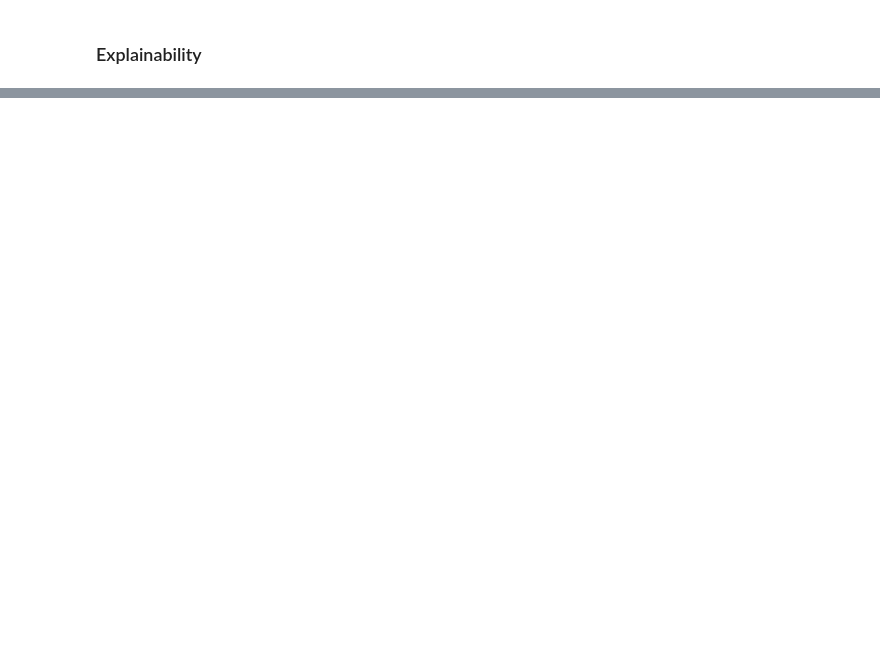
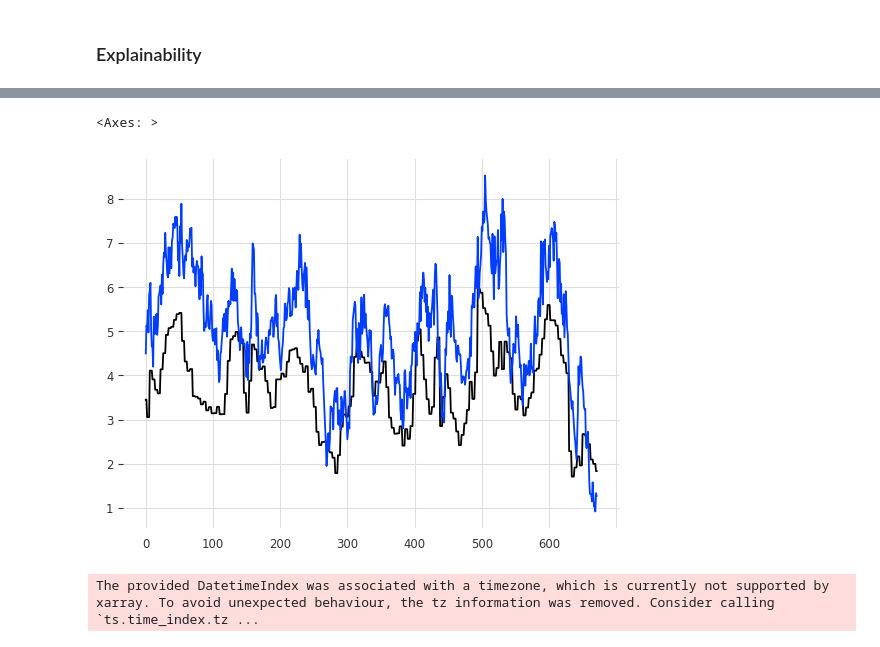
Before and after one commit to erewl/short-term-load-forecasting-with-domain-knowledge, a Jupyter notebook: notebooks/tft_example.ipynb, the cells around one changed output, grey strips where cells are left out. Cells and saved outputs as stored; diff of their text form; code cells hidden in the pictures; blank space fills up the shorter version.

```diff
--- a/notebooks/tft_example.ipynb
+++ b/notebooks/tft_example.ipynb
@@ -595,0 +743,7 @@ HPU available: False, using: 0 HPUs
+# %%
+from os import listdir
+from os.path import isfile, join
+batch_path = '../debug'
+onlyfiles = [f for f in listdir(batch_path) if isfile(join(batch_path, f)) and "encode" in f]
+onlyfiles.sort()
+list(enumerate(onlyfiles))
@@ -595,0 +770,3 @@ HPU available: False, using: 0 HPUs
+# %%
+dfs = [pd.read_csv(f'{batch_path}/{f}') for f in onlyfiles]
+dfs[0]
@@ -595,0 +840,4 @@ HPU available: False, using: 0 HPUs
+# %%
+n = dfs[5]
+m = dfs[9]
+m
@@ -595,0 +863,12 @@ HPU available: False, using: 0 HPUs
+# %%
+n.iloc[0,:].plot()
+m.iloc[0,:].plot()
+# %% [output]
+<Axes: >
+[figure, added]
+# %%
+from darts.timeseries import TimeSeries
+
+smart_meter_tss = TimeSeries.from_dataframe(sm[0])
+# %% [output]
+The provided DatetimeIndex was associated with a timezone, which is currently not supported by xarray. To avoid unexpected behaviour, the tz information was removed. Consider calling `ts.time_index.tz ...
```
Also changed, not shown: parts of 64 cells of this notebook, 4 other files.
